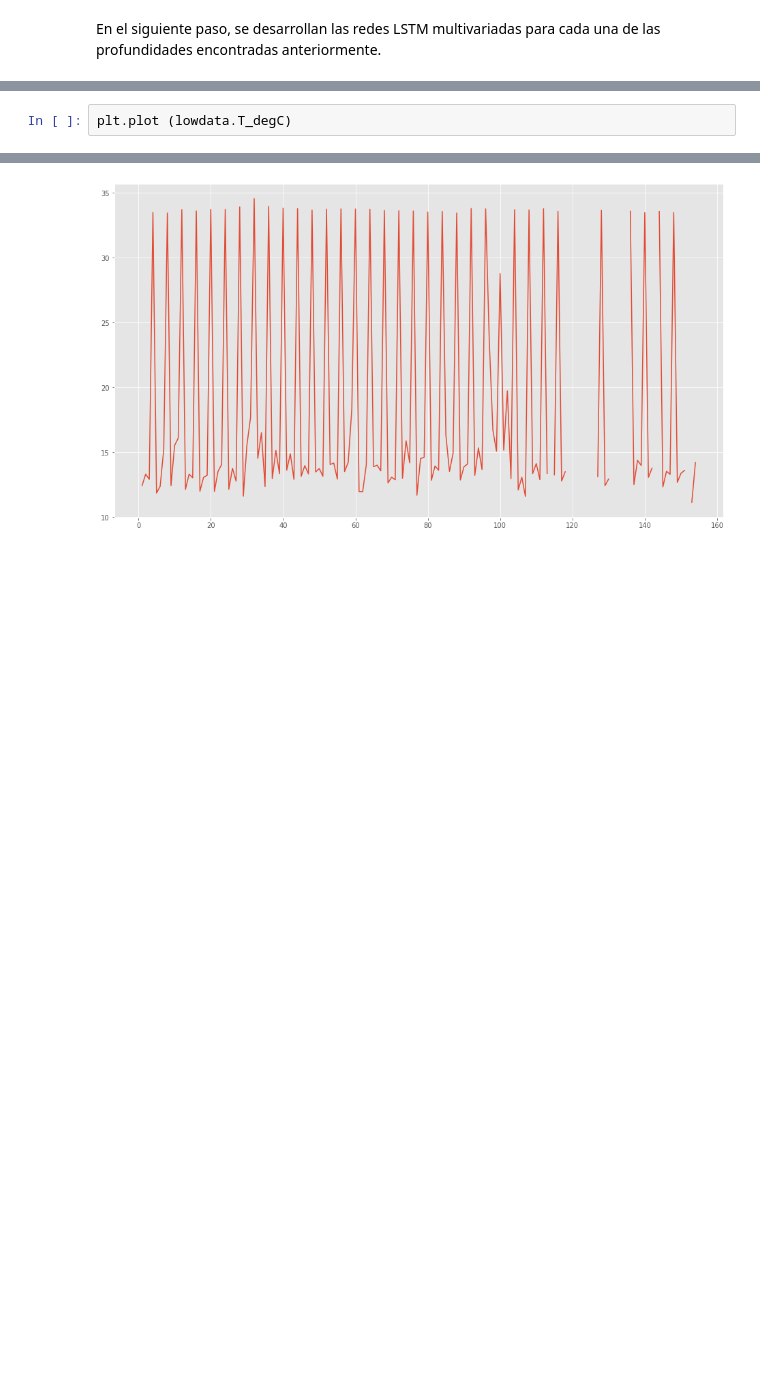
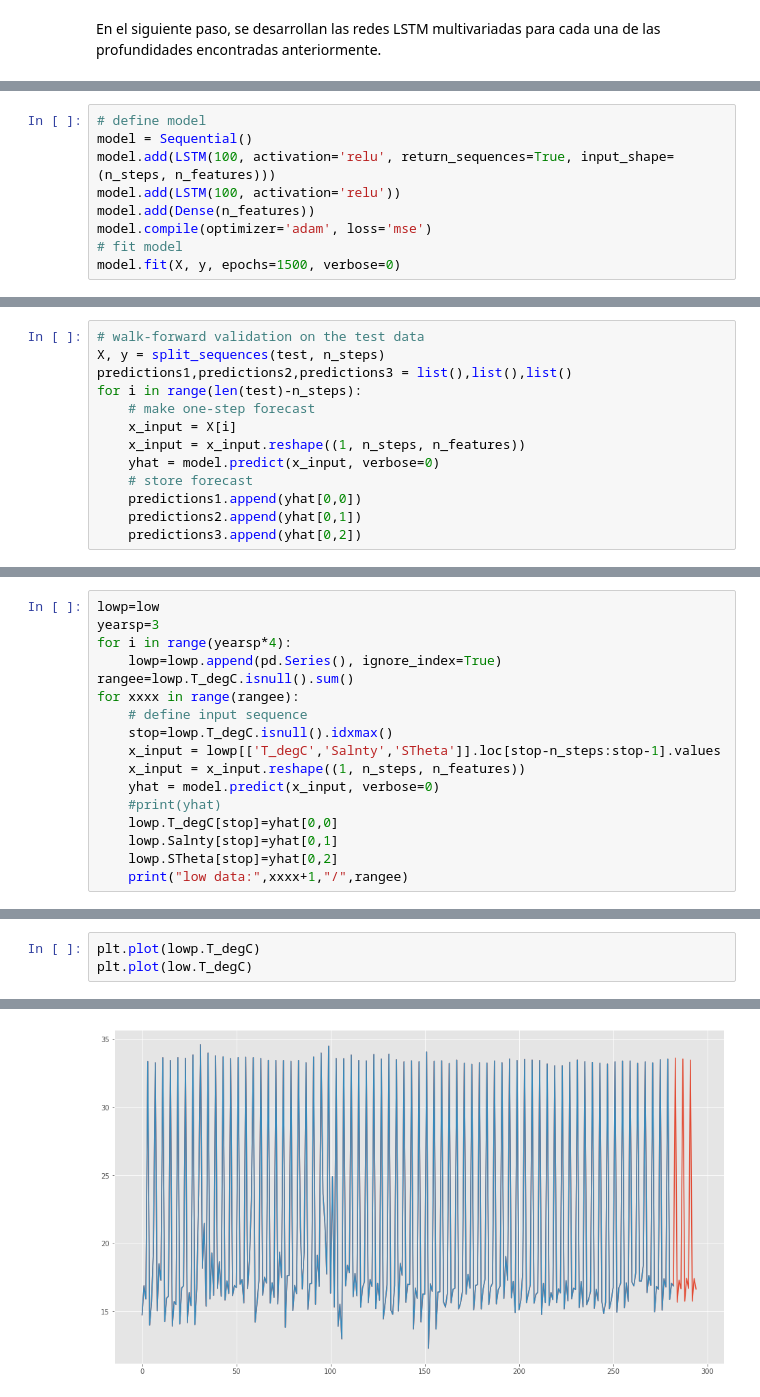
Before and after one commit to Lmdela/Trabajo-de-Mineria-de-Datos, a Jupyter notebook: Redes_LSTM.ipynb, the cells around one changed output, grey strips where cells are left out. Cells and saved outputs as stored; diff of their text form; blank space fills up the shorter version.

```diff
--- a/Redes_LSTM.ipynb
+++ b/Redes_LSTM.ipynb
@@ -239,0 +121,9 @@ for xxxx in range(rangee):
+# %%
+# define model
+model = Sequential()
+model.add(LSTM(100, activation='relu', return_sequences=True, input_shape=(n_steps, n_features)))
+model.add(LSTM(100, activation='relu'))
+model.add(Dense(n_features))
+model.compile(optimizer='adam', loss='mse')
+# fit model
+model.fit(X, y, epochs=1500, verbose=0)
@@ -239,0 +132,13 @@ for xxxx in range(rangee):
+# %%
+# walk-forward validation on the test data
+X, y = split_sequences(test, n_steps)
+predictions1,predictions2,predictions3 = list(),list(),list()
+for i in range(len(test)-n_steps):
+	# make one-step forecast
+	x_input = X[i]
+	x_input = x_input.reshape((1, n_steps, n_features))
+	yhat = model.predict(x_input, verbose=0)
+	# store forecast
+	predictions1.append(yhat[0,0])
+	predictions2.append(yhat[0,1])
+	predictions3.append(yhat[0,2])
@@ -239,0 +168,17 @@ for xxxx in range(rangee):
+# %%
+lowp=low
+yearsp=3
+for i in range(yearsp*4):
+    lowp=lowp.append(pd.Series(), ignore_index=True)
+rangee=lowp.T_degC.isnull().sum()
+for xxxx in range(rangee):
+    # define input sequence
+    stop=lowp.T_degC.isnull().idxmax()
+    x_input = lowp[['T_degC','Salnty','STheta']].loc[stop-n_steps:stop-1].values
+    x_input = x_input.reshape((1, n_steps, n_features))
+    yhat = model.predict(x_input, verbose=0)
+    #print(yhat)
+    lowp.T_degC[stop]=yhat[0,0]
+    lowp.Salnty[stop]=yhat[0,1]
+    lowp.STheta[stop]=yhat[0,2]
+    print("low data:",xxxx+1,"/",rangee)
@@ -240,5 +198,6 @@ for xxxx in range(rangee):
 # %%
-plt.plot (lowdata.T_degC)
+plt.plot(lowp.T_degC)
+plt.plot(low.T_degC)
 # %% [output]
 [<matplotlib.lines.Line2D at 0x...>]
-[figure, old version]
+[figure, new version]
```
Also changed, not shown: parts of 23 cells of this notebook.
